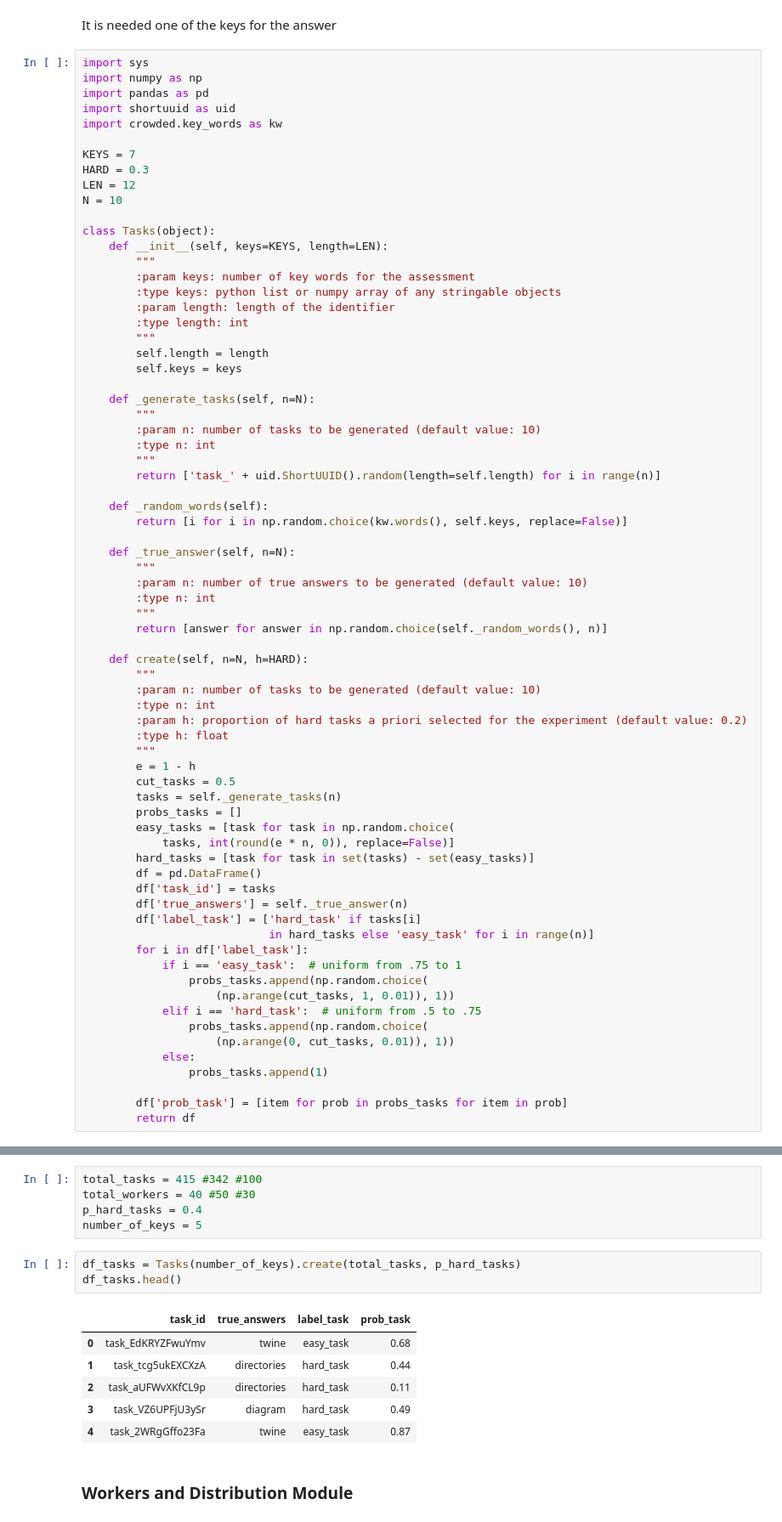
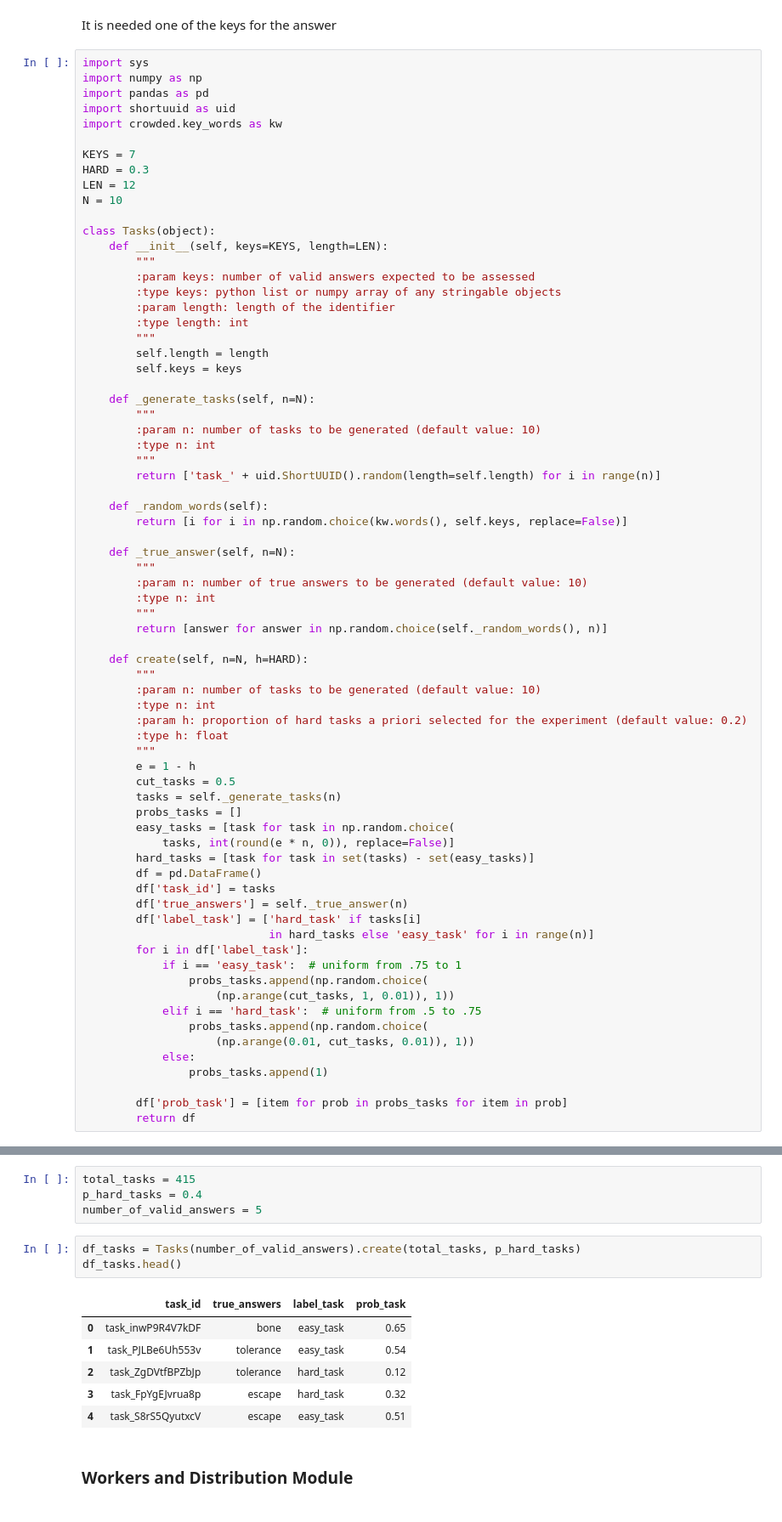
Before and after one commit to MaastrichtU-IDS/crowdsourcing-experiments, a Jupyter notebook: notebooks/Crowded Methodology.ipynb, the cells around one changed output, grey strips where cells are left out. Shown: that part at 85% size. Cells and saved outputs as stored; diff of their text form.

```diff
--- a/notebooks/Crowded Methodology.ipynb
+++ b/notebooks/Crowded Methodology.ipynb
@@ -33,7 +33,7 @@ N = 10
 class Tasks(object):
     def __init__(self, keys=KEYS, length=LEN):
         """
-        :param keys: number of key words for the assessment
+        :param keys: number of valid answers expected to be assessed
         :type keys: python list or numpy array of any stringable objects
         :param length: length of the identifier
         :type length: int
@@ -83,7 +83,7 @@ class Tasks(object):
                     (np.arange(cut_tasks, 1, 0.01)), 1))
             elif i == 'hard_task':  # uniform from .5 to .75
                 probs_tasks.append(np.random.choice(
-                    (np.arange(0, cut_tasks, 0.01)), 1))
+                    (np.arange(0.01, cut_tasks, 0.01)), 1))
             else:
                 probs_tasks.append(1)
 
@@ -94,18 +94,17 @@ class Tasks(object):
 # %%
-total_tasks = 415 #342 #100
-total_workers = 40 #50 #30
+total_tasks = 415
 p_hard_tasks = 0.4
-number_of_keys = 5
+number_of_valid_answers = 5
 # %%
-df_tasks = Tasks(number_of_keys).create(total_tasks, p_hard_tasks)
+df_tasks = Tasks(number_of_valid_answers).create(total_tasks, p_hard_tasks)
 df_tasks.head()
 # %% [output]
 |  | task_id | true_answers | label_task | prob_task |
-| 0 | task_EdKRYZFwuYmv | twine | easy_task | 0.68 |
-| 1 | task_tcg5ukEXCXzA | directories | hard_task | 0.44 |
-| 2 | task_aUFWvXKfCL9p | directories | hard_task | 0.11 |
-| 3 | task_VZ6UPFjU3ySr | diagram | hard_task | 0.49 |
-| 4 | task_2WRgGffo23Fa | twine | easy_task | 0.87 |
+| 0 | task_inwP9R4V7kDF | bone | easy_task | 0.65 |
+| 1 | task_PJLBe6Uh553v | tolerance | easy_task | 0.54 |
+| 2 | task_ZgDVtfBPZbJp | tolerance | hard_task | 0.12 |
+| 3 | task_FpYgEJvrua8p | escape | hard_task | 0.32 |
+| 4 | task_S8rS5QyutxcV | escape | easy_task | 0.51 |
 # %% [markdown]
 ### Workers and Distribution Module
 # %%
```
Also changed, not shown: parts of 45 cells of this notebook, 1 other file.
